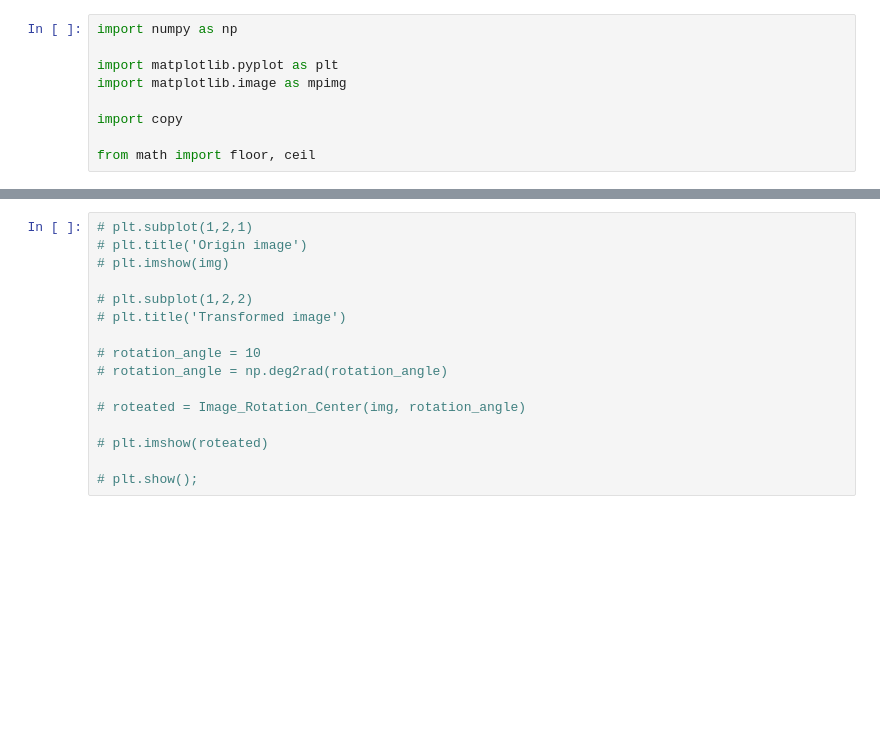
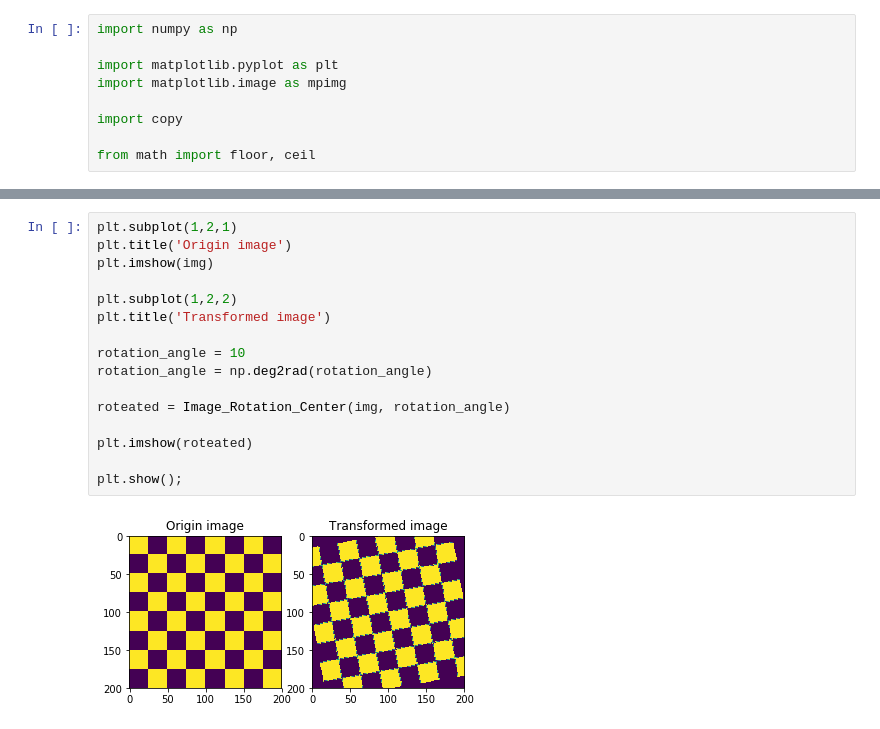
Before and after one commit to lev1khachatryan/ASDS_CV, a Jupyter notebook: Homeworks/2019.09.26. Bilinear Interpolation Algorithm for Image Rotation.ipynb, the cells around one changed output, grey strips where cells are left out. Saved outputs shown, nothing was run; the diff lists cells and outputs as text; blank space fills up the shorter version.

```diff
--- a/Homeworks/2019.09.26. Bilinear Interpolation Algorithm for Image Rotation.ipynb
+++ b/Homeworks/2019.09.26. Bilinear Interpolation Algorithm for Image Rotation.ipynb
@@ -241,16 +211,18 @@ plt.show();
 # %%
-# plt.subplot(1,2,1)
-# plt.title('Origin image')
-# plt.imshow(img)
+plt.subplot(1,2,1)
+plt.title('Origin image')
+plt.imshow(img)
 
-# plt.subplot(1,2,2)
-# plt.title('Transformed image')
+plt.subplot(1,2,2)
+plt.title('Transformed image')
 
-# rotation_angle = 10
-# rotation_angle = np.deg2rad(rotation_angle)
+rotation_angle = 10
+rotation_angle = np.deg2rad(rotation_angle)
 
-# roteated = Image_Rotation_Center(img, rotation_angle)
+roteated = Image_Rotation_Center(img, rotation_angle)
 
-# plt.imshow(roteated)
+plt.imshow(roteated)
 
-# plt.show();
+plt.show();
+# %% [output]
+[figure, added]
```
Also changed, not shown: parts of 5 cells of this notebook.
